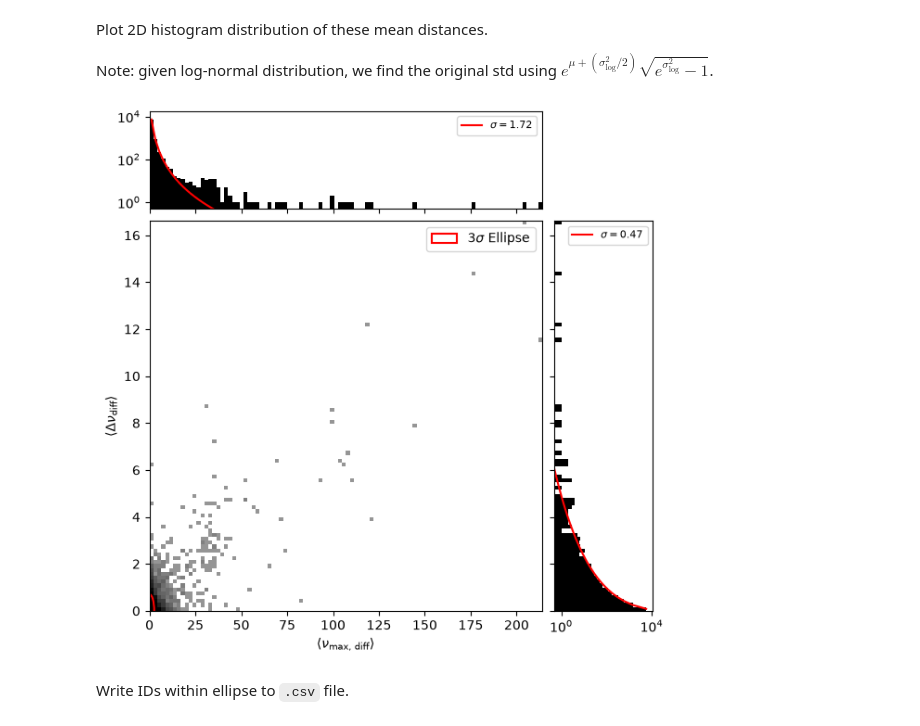
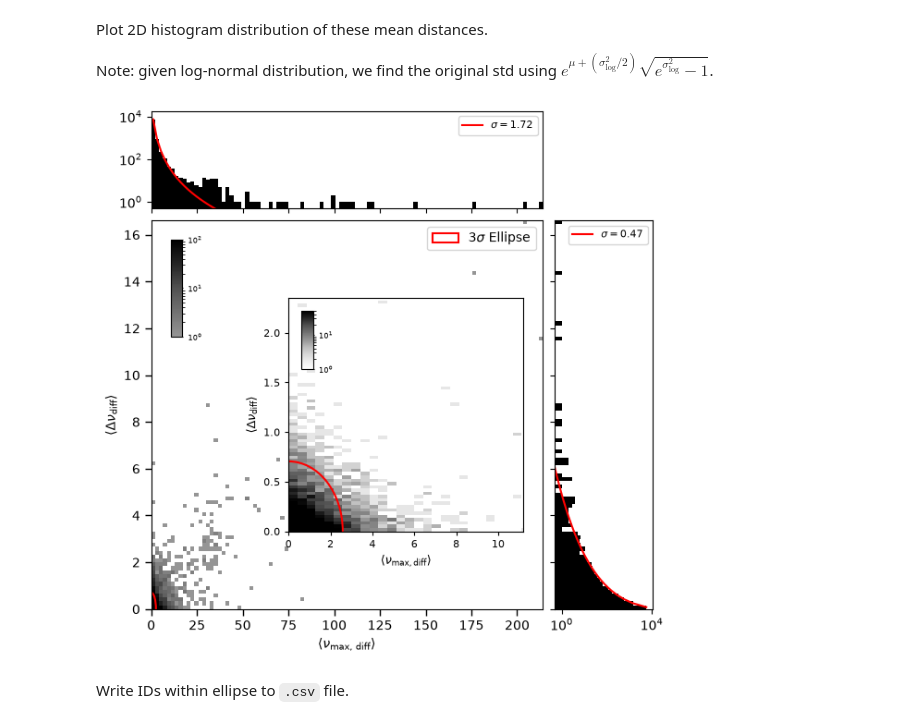
Before and after one commit to ljiainspriggs/ANU-SCNC3101-26SEM2, a Jupyter notebook: 2_duplicatestars/2_1_visualiseduplicates.ipynb, the cells around one changed output. Saved outputs shown, nothing was run; the diff lists cells and outputs as text; code cells hidden in the pictures.

Commit message:
updated duplicates distribution plot

```diff
--- a/2_duplicatestars/2_1_visualiseduplicates.ipynb
+++ b/2_duplicatestars/2_1_visualiseduplicates.ipynb
@@ -76,15 +77,18 @@ ax_top = fig.add_subplot(gs[0, 0])
 ax_main = fig.add_subplot(gs[1, 0], sharex=ax_top)
 ax_right = fig.add_subplot(gs[1, 1], sharey=ax_main)
 
-hist, xedges, yedges = np.histogram2d(x, y, bins=100)
+hist, xedges, yedges = np.histogram2d(x, y, bins=100) # full histogram
+zoomhist, zoomxedges, zoomyedges = np.histogram2d(x, y, bins=500) # zoom-in histogram
 
 # main plot
-ax_main.imshow(
-    hist.T, origin="lower",
-    extent=[xedges[0], xedges[-1], yedges[0], yedges[-1]],
-    aspect="auto", cmap=cmap,
-    norm=LogNorm(vmin=1, vmax=100)
-)
+ax_main.imshow(hist.T, origin="lower", extent=[xedges[0], xedges[-1], yedges[0], yedges[-1]],
+               aspect="auto", cmap=cmap, norm=LogNorm(vmin=1, vmax=100))
+ax_main.set_xlabel(r"$\langle\nu_\mathrm{max,\,diff}\rangle$")
+ax_main.set_ylabel(r"$\langle\Delta\nu_\mathrm{diff}\rangle$")
+ax_main.set_xlim(0, None)
+ax_main.set_ylim(0, None)
+ax_main.tick_params(axis="both", labelsize=10)
+ax_main.tick_params(axis="both", length=5, width=1)
 
 # top plot - numax histogram
 counts, bins, _ = ax_top.hist(x, bins=xedges, color="black")
@@ -95,40 +99,69 @@ _, log_sigma, scale = res
 mean_fit = scale * np.exp(log_sigma**2 / 2)
 x_std_fit = mean_fit * np.sqrt(np.exp(log_sigma**2) - 1)
 ax_top.plot(x_pos, lognormal_dist(x_pos, *res), # unpack amp, shape, scale from res
             color="red", lw=1.5, label=rf"$\sigma = {x_std_fit:.2f}$")
 ax_top.legend(loc="upper right", fontsize=8)
 
 # right plot - dnu histogram
 counts, bins, _ = ax_right.hist(y, bins=yedges, orientation="horizontal", color="black")
 y_pos = (bins[1:] + bins[:-1]) / 2 # bins centres for hist
 initials = [counts.max(), 1.0, np.median(y)] # initial inputs for amp, shape, scale
 res, _ = curve_fit(lognormal_dist, y_pos, counts, p0=initials, maxfev=20000) # fit log-normal to histogram
 _, log_sigma, scale = res
 mean_fit = scale * np.exp(log_sigma**2 / 2)
 y_std_fit = mean_fit * np.sqrt(np.exp(log_sigma**2) - 1)
 ax_right.plot(lognormal_dist(y_pos, *res), y_pos, # unpack amp, shape, scale from res
               color="red", lw=1.5, label=rf"$\sigma = {y_std_fit:.2f}$")
 ax_right.legend(loc="upper right", fontsize=8)
 
-ax_top.tick_params(axis="x", labelbottom=False)
+# outer plots settings
+ax_top.tick_params(axis="x", labelbottom=False, labelsize=8)
 ax_top.set_yscale("log")
 ax_top.set_ylim(5e-1, None)
-ax_right.tick_params(axis="y", labelleft=False)
+ax_right.tick_params(axis="y", labelleft=False, labelsize=8)
 ax_right.set_xscale("log")
 ax_right.set_xlim(5e-1, None)
 
+# oval overplot
 oval = Ellipse(xy=(0, 0), width=3*x_std_fit, height=3*y_std_fit, angle=0,
                edgecolor="red", facecolor="none", linewidth=1.5, label=r"$3\sigma$ Ellipse")
 ax_main.add_patch(oval)
-ax_main.set_xlabel(r"$\langle\nu_\mathrm{max,\,diff}\rangle$")
-ax_main.set_ylabel(r"$\langle\Delta\nu_\mathrm{diff}\rangle$")
-ax_main.set_xlim(0, None)
-ax_main.set_ylim(0, None)
 ax_main.legend(loc="upper right", fontsize=10)
 
+# zoom-in plot
+ax_zoom = inset_axes(ax_main, width="60%", height="60%", loc="center right", borderpad=1.5)
+ax_zoom.imshow(zoomhist.T, origin="lower", extent=[zoomxedges[0], zoomxedges[-1], zoomyedges[0], zoomyedges[-1]],
+               aspect="auto", cmap="Greys", norm=LogNorm(vmin=1, vmax=50))
+zoomoval = Ellipse(xy=(0, 0), width=3*x_std_fit, height=3*y_std_fit, angle=0,
+               edgecolor="red", facecolor="none", linewidth=1.5, label=r"$3\sigma$ Ellipse")
+ax_zoom.add_patch(zoomoval)
+ax_zoom.set_xlim(0, 6.5*x_std_fit)
+ax_zoom.set_ylim(0, 5*y_std_fit)
+ax_zoom.set_xlabel(r"$\langle\nu_{\mathrm{max,diff}}\rangle$", fontsize=9)
+ax_zoom.set_ylabel(r"$\langle\Delta\nu_{\mathrm{diff}}\rangle$", fontsize=9)
+ax_zoom.tick_params(axis="both", labelsize=8)
+ax_zoom.tick_params(axis="both", length=3, width=0.8)
+
+# cbar - main
+cax_main = inset_axes(ax_main, width="3%", height="25%", loc="upper left", borderpad=1.5)
+im_main = ax_main.images[0]
+cbar_main = fig.colorbar(im_main, cax=cax_main)
+cbar_main.ax.tick_params(labelsize=6, colors="black", length=1)
+cbar_main.outline.set_edgecolor("black")
+
+# cbar - zoom
+cax_zoom = inset_axes(ax_zoom, width="5%", height="25%", loc="upper left", borderpad=1)
+im_zoom = ax_zoom.images[0]
+cbar_zoom = fig.colorbar(im_zoom, cax=cax_zoom)
+cbar_zoom.ax.tick_params(labelsize=6, colors="black", length=1)
+cbar_zoom.outline.set_edgecolor("black")
+
+# save plot
+plt.savefig("../figures/duplicates_distribution.png", dpi=300, bbox_inches="tight")
+
 plt.show()
 # %% [output]
-[figure, old version]
+[figure, new version]
 # %% [markdown]
 Write IDs within ellipse to `.csv` file.
 # %%
```
Also changed, not shown: parts of 1 cell of this notebook, 2 other files.
